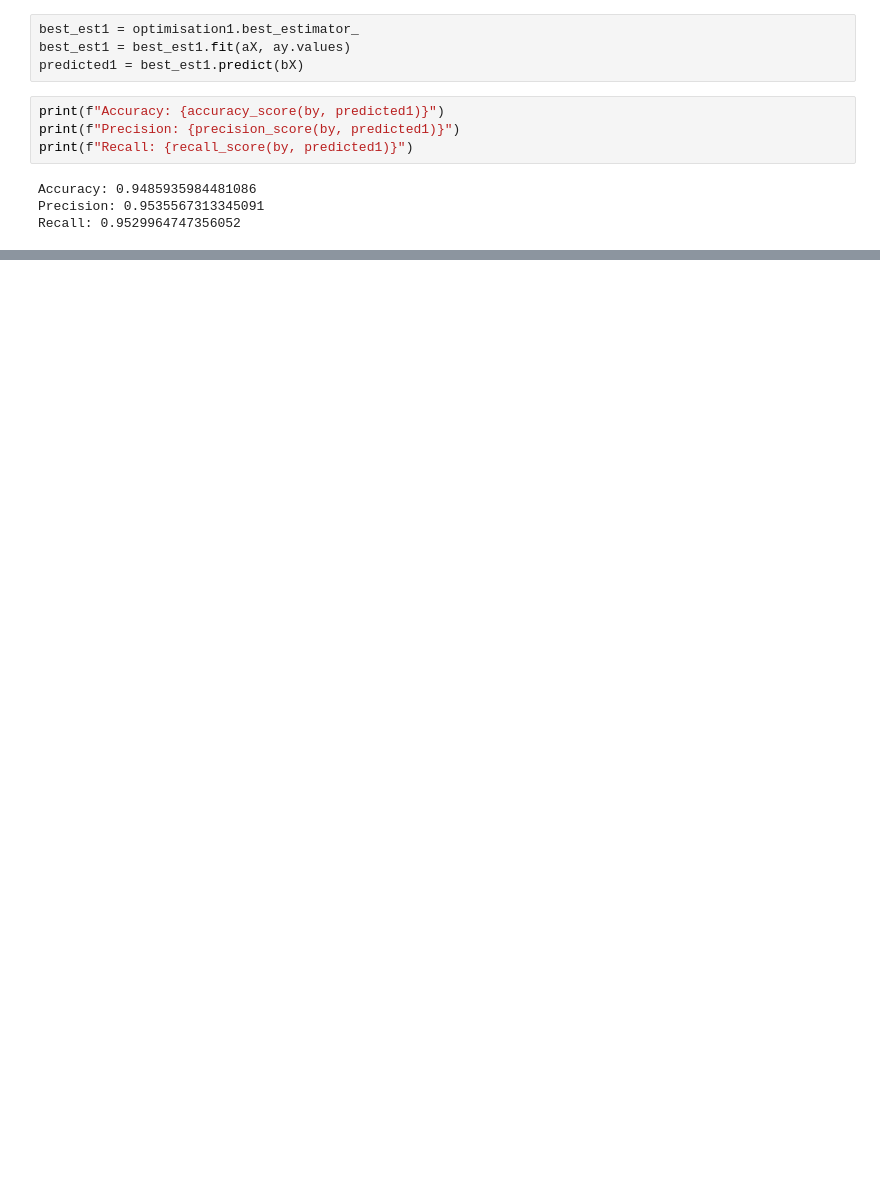
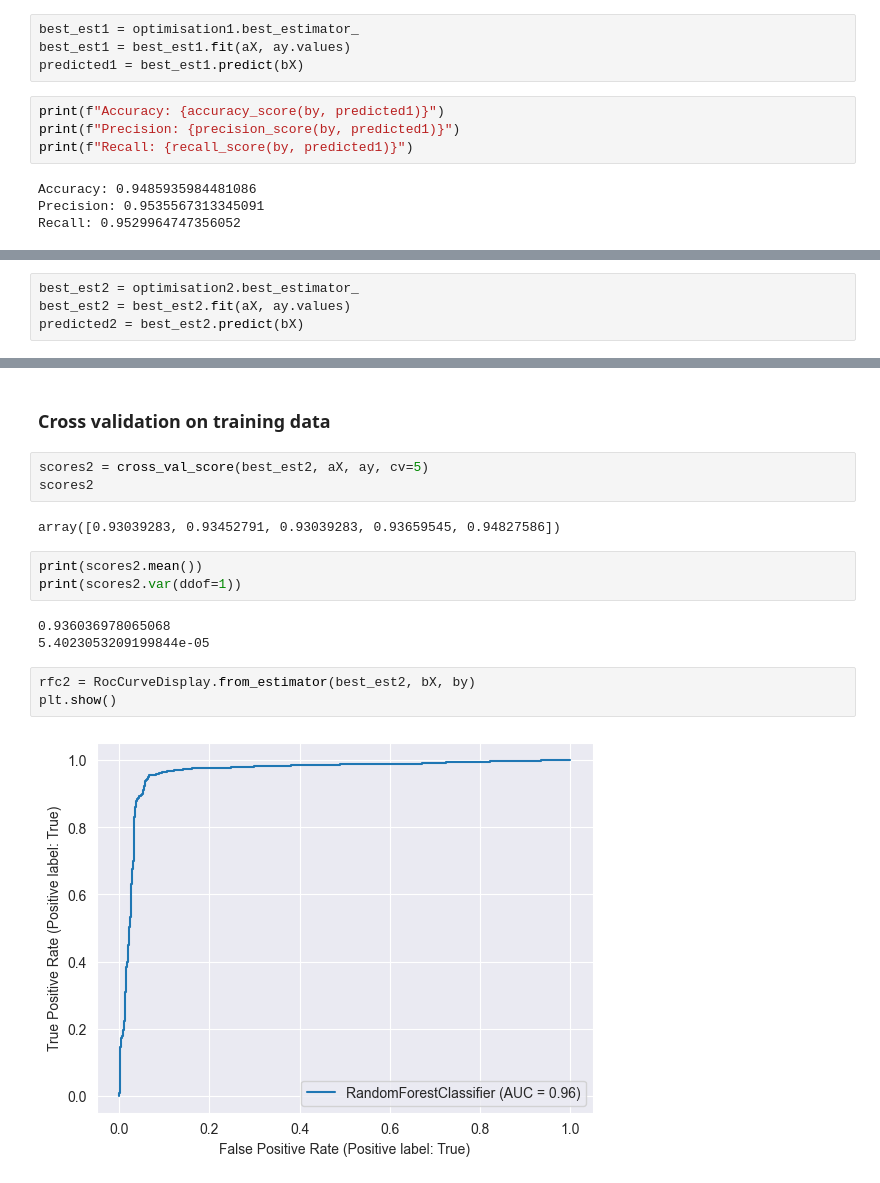
Before and after one commit to drizzle021/IAU_zadanie, a Jupyter notebook: Abraham_Levardy_IAU-faza_2.ipynb, the cells around one changed output, grey strips where cells are left out. Cells and saved outputs as stored; diff of their text form; blank space fills up the shorter version.

```diff
--- a/Abraham_Levardy_IAU-faza_2.ipynb
+++ b/Abraham_Levardy_IAU-faza_2.ipynb
@@ -1238,0 +1313,4 @@ print(scores1.var(ddof=1))
+# %%
+best_est2 = optimisation2.best_estimator_
+best_est2 = best_est2.fit(aX, ay.values)
+predicted2 = best_est2.predict(bX)
@@ -1238,0 +1325,18 @@ print(scores1.var(ddof=1))
+# %% [markdown]
+### Cross validation on training data
+# %%
+scores2 = cross_val_score(best_est2, aX, ay, cv=5)
+scores2
+# %% [output]
+array([0.93039283, 0.93452791, 0.93039283, 0.93659545, 0.94827586])
+# %%
+print(scores2.mean())
+print(scores2.var(ddof=1))
+# %% [output]
+0.936036978065068
+5.4023053209199844e-05
+# %%
+rfc2 = RocCurveDisplay.from_estimator(best_est2, bX, by)
+plt.show()
+# %% [output]
+[figure, added]
```
Also changed, not shown: parts of 90 cells of this notebook.
